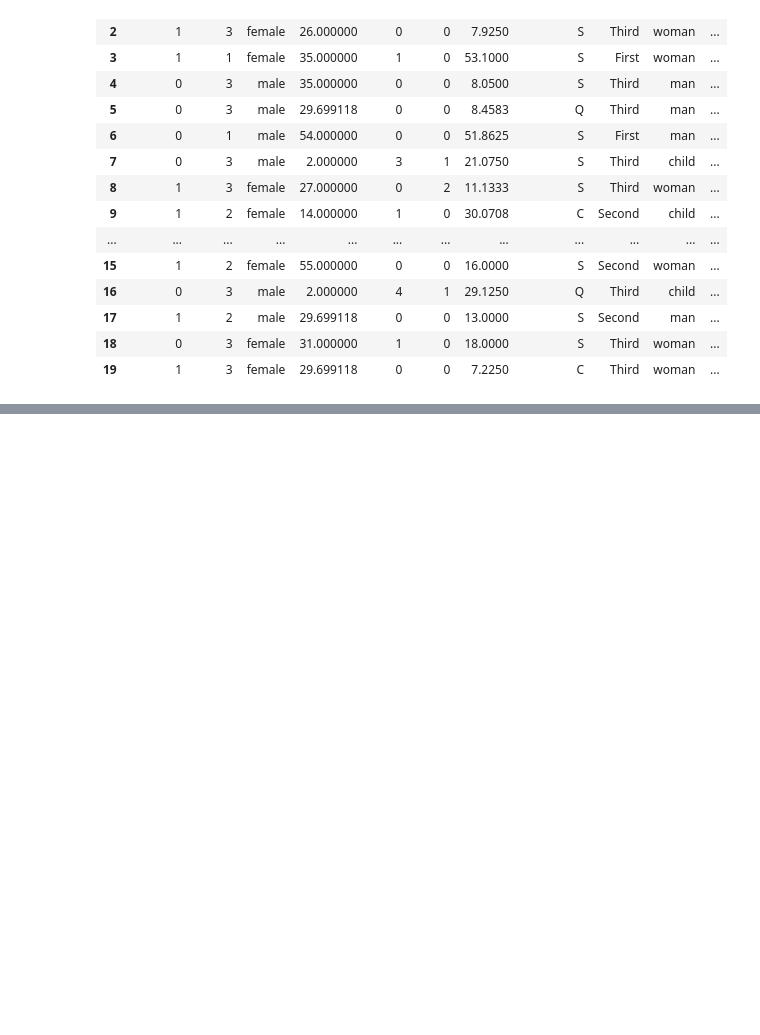
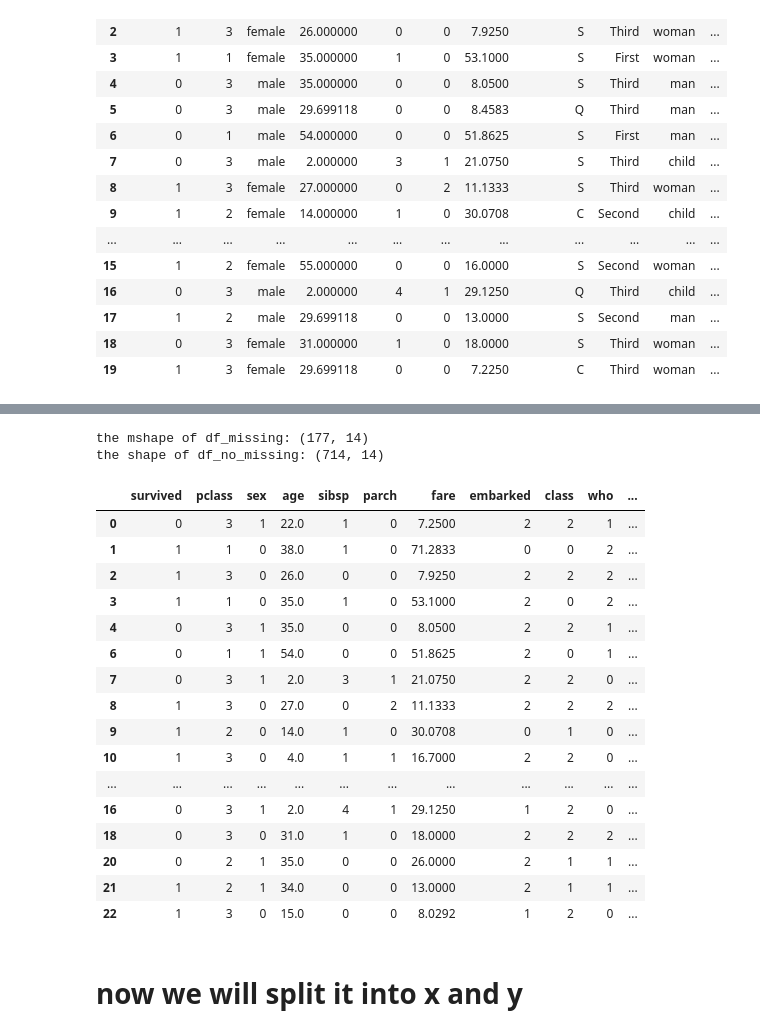
Before and after one commit to Ahangerax/Machine_Learning, a Jupyter notebook: Machie_Lrn/firstML.ipynb, the cells around one changed output, grey strips where cells are left out. Saved outputs shown, nothing was run; the diff lists cells and outputs as text; code cells hidden in the pictures; blank space fills up the shorter version.

```diff
--- a/Machie_Lrn/firstML.ipynb
+++ b/Machie_Lrn/firstML.ipynb
@@ -571,0 +618,4 @@ df.head(20)
+# %%
+df.drop('deck',axis=1, inplace=True)
+
+df.isnull().sum().sort_values(ascending=False)
@@ -571,0 +638,10 @@ df.head(20)
+# %%
+cols_to_encode = ['sex','embarked','who','embark_town','class','alive']
+# %%
+label_encoders = {}
+
+for col in cols_to_encode:
+    le = LabelEncoder()
+    df[col] = le.fit_transform(df[col])
+    label_encoders[col] = le
+df.head()
@@ -571,0 +655,39 @@ df.head(20)
+# %%
+# split the data into two parts : one with missing values and one without missing values
+
+# df_missing
+# remove all missing values
+
+# rows that have at least ONE missing value
+df_missing = df[df.isnull().any(axis=1)]
+
+# rows that have NO missing values at all
+df_no_missing = df.dropna()
+# %%
+print("the mshape of df_missing:", df_missing.shape)
+print("the shape of df_no_missing:", df_no_missing.shape)
+# %% [output]
+the mshape of df_missing: (177, 14)
+the shape of df_no_missing: (714, 14)
+# %%
+df_no_missing.head(20)
+# %% [output]
+|  | survived | pclass | sex | age | sibsp | parch | fare | embarked | class | who | ... |
+| 0 | 0 | 3 | 1 | 22.0 | 1 | 0 | 7.2500 | 2 | 2 | 1 | ... |
+| 1 | 1 | 1 | 0 | 38.0 | 1 | 0 | 71.2833 | 0 | 0 | 2 | ... |
+| 2 | 1 | 3 | 0 | 26.0 | 0 | 0 | 7.9250 | 2 | 2 | 2 | ... |
+| 3 | 1 | 1 | 0 | 35.0 | 1 | 0 | 53.1000 | 2 | 0 | 2 | ... |
+| 4 | 0 | 3 | 1 | 35.0 | 0 | 0 | 8.0500 | 2 | 2 | 1 | ... |
+| 6 | 0 | 1 | 1 | 54.0 | 0 | 0 | 51.8625 | 2 | 0 | 1 | ... |
+| 7 | 0 | 3 | 1 | 2.0 | 3 | 1 | 21.0750 | 2 | 2 | 0 | ... |
+| 8 | 1 | 3 | 0 | 27.0 | 0 | 2 | 11.1333 | 2 | 2 | 2 | ... |
+| 9 | 1 | 2 | 0 | 14.0 | 1 | 0 | 30.0708 | 0 | 1 | 0 | ... |
+| 10 | 1 | 3 | 0 | 4.0 | 1 | 1 | 16.7000 | 2 | 2 | 0 | ... |
+| ... | ... | ... | ... | ... | ... | ... | ... | ... | ... | ... | ... |
+| 16 | 0 | 3 | 1 | 2.0 | 4 | 1 | 29.1250 | 1 | 2 | 0 | ... |
+| 18 | 0 | 3 | 0 | 31.0 | 1 | 0 | 18.0000 | 2 | 2 | 2 | ... |
+| 20 | 0 | 2 | 1 | 35.0 | 0 | 0 | 26.0000 | 2 | 1 | 1 | ... |
+| 21 | 1 | 2 | 1 | 34.0 | 0 | 0 | 13.0000 | 2 | 1 | 1 | ... |
+| 22 | 1 | 3 | 0 | 15.0 | 0 | 0 | 8.0292 | 1 | 2 | 0 | ... |
+# %% [markdown]
+# now we will split it into x and y
```
Also changed, not shown: parts of 31 cells of this notebook, 30 other files.
